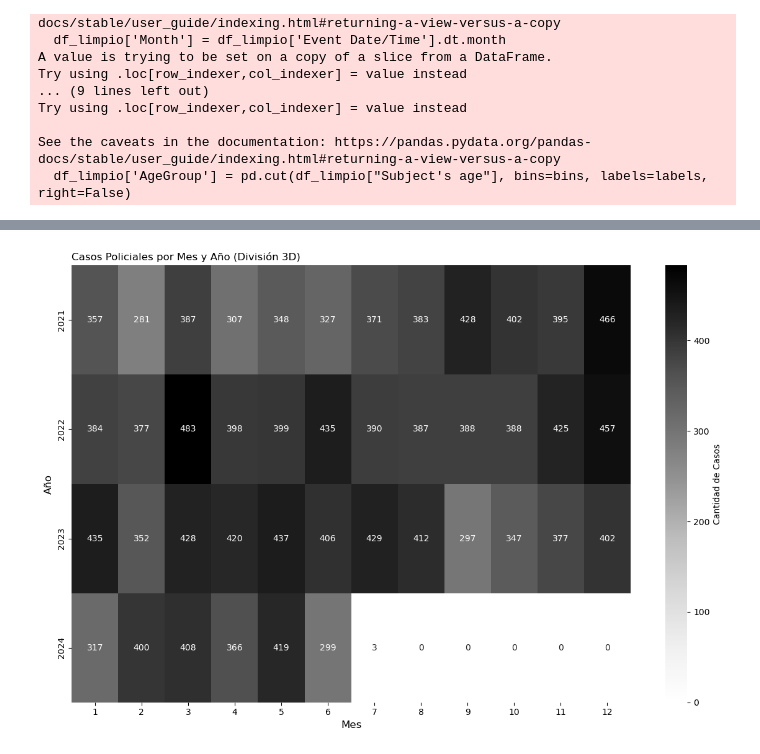
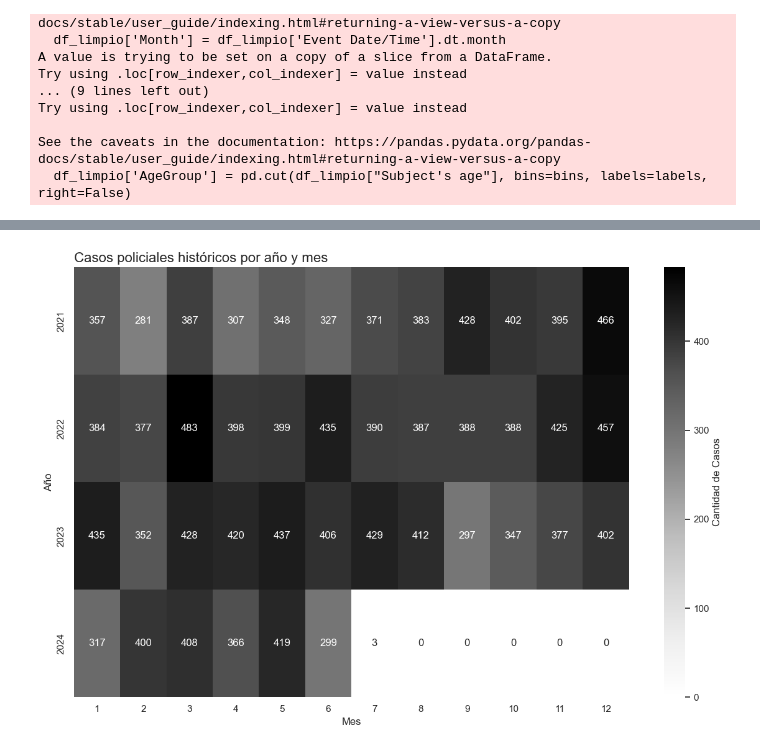
Before and after one commit to csolis97/03_Analisis_de_datos, a Jupyter notebook: Notebooks/03_visualizaciones.ipynb, the cells around one changed output, grey strips where cells are left out. Saved outputs shown, nothing was run; the diff lists cells and outputs as text; code cells hidden in the pictures.

```diff
--- a/Notebooks/03_visualizaciones.ipynb
+++ b/Notebooks/03_visualizaciones.ipynb
@@ -79,12 +115,16 @@ plt.show()
 # %%
-# ¿Cuando ocurren mas sucesos en la oficina con más casos?
+# ¿Cuando ocurrieron más sucesos?
+
+#Casos por mes y año
 mapa_de_casos = df_limpio.groupby([df_limpio['Event Date/Time'].dt.year, df_limpio['Event Date/Time'].dt.month]).size().unstack(fill_value=0)
+
+# Graficos
 plt.figure(figsize=(12, 8))
 sns.heatmap(mapa_de_casos, cmap='Greys', annot=True, fmt='d', cbar_kws={'label': 'Cantidad de Casos'})
 plt.xlabel('Mes', fontsize=12)
 plt.ylabel('Año', fontsize=12)
-plt.title('Casos Policiales por Mes y Año (División 3D)', fontsize=12, loc='left')
+plt.title('Casos policiales históricos por año y mes', fontsize=16, loc='left')
 plt.tight_layout()
 plt.show()
 # %% [output]
-[figure, old version]
+[figure, new version]
```
Also changed, not shown: parts of 11 cells of this notebook.
